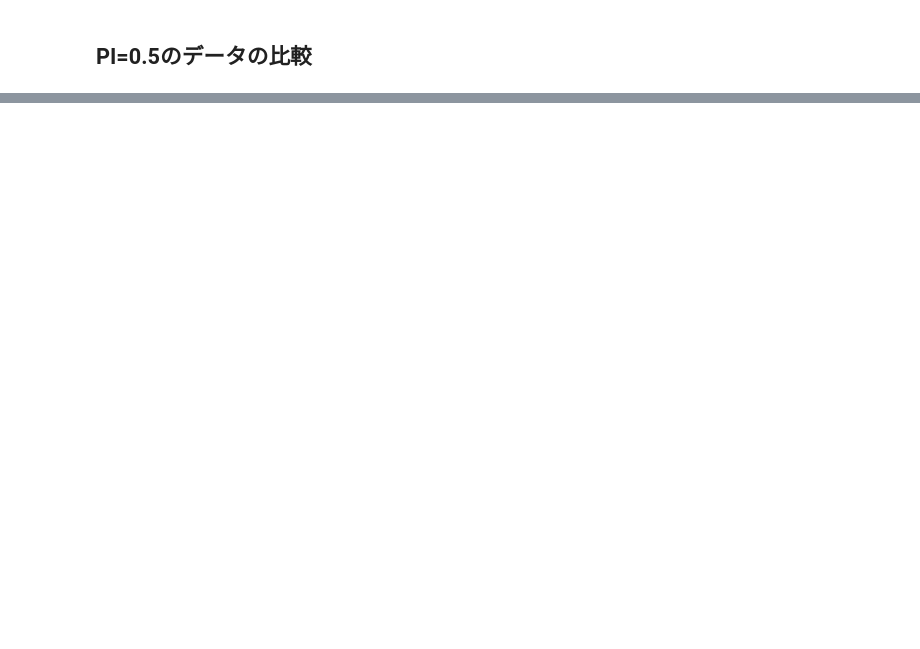
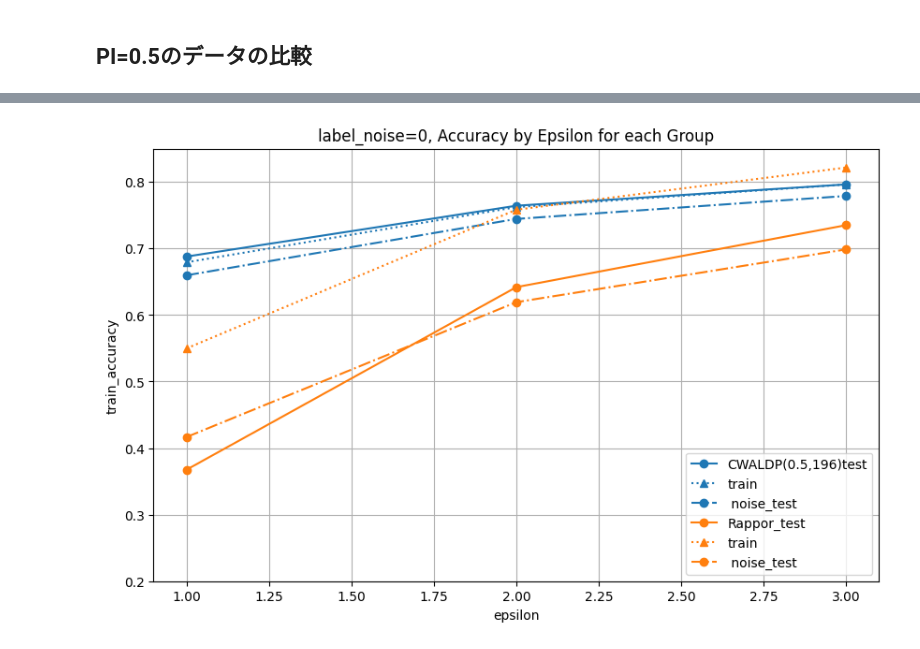
Before and after one commit to ty33-CR7/Advanced-Data-Design, a Jupyter notebook: code/analysis/result_analysis.ipynb, the cells around one changed output, grey strips where cells are left out. Drawn from its saved outputs; the diff is of its cells as text; code cells hidden in the pictures; blank space fills up the shorter version.

```diff
--- a/code/analysis/result_analysis.ipynb
+++ b/code/analysis/result_analysis.ipynb
@@ -537,41 +234,39 @@ plt.show()
 # %%
+import matplotlib.pyplot as plt
+plt.figure(figsize=(10, 6))
 
-plt.figure(figsize=(10, 6))
-# 'P', 'L', 'cluster_num' でグループ化してループ処理
-groups = result_df[(result_df["P"]==49)&(result_df["label_epsilon"]==0)].groupby(["P","L","cluster_num"])
+#CWALDP result
+groups = result_CWALDP_df[(result_CWALDP_df["label_epsilon"]==0)]
+# 1. Test Accuracy をプロット（実線 '-'）
+# 戻り値として Line2D のリストを受け取ります
+lines = plt.plot(groups['epsilon'], groups['test_accuracy_mean'], marker='o', label="CWALDP(0.5,196)test")
+# 2. 自動で割り当てられた色を取得
+color = lines[0].get_color()
+# 3. Train Accuracy をプロット（点線 '--'）
+# 取得した色 (color) を指定し、同じ色にします
+# 凡例が重複しないように label は外すか、必要に応じて変更してください
+plt.plot(groups['epsilon'], groups['train_accuracy_mean'], marker='^', linestyle=':', color=color, label="train")
+plt.plot(groups['epsilon'], groups['test_noise_accuracy_mean'], marker='o', linestyle='-.', color=color, label=" noise_test")
 
-for name, group in groups:
-    label_str = f"P={name[0]}, L={name[1]}, Cluster={name[2]}"
 
-    # 1. Test Accuracy をプロット（実線 '-'）
-    # 戻り値として Line2D のリストを受け取ります
-    lines = plt.plot(group['epsilon'], group['test_accuracy_mean'], marker='o', label=label_str)
-
-    # 2. 自動で割り当てられた色を取得
-    color = lines[0].get_color()
-
-    # 3. Train Accuracy をプロット（点線 '--'）
-    # 取得した色 (color) を指定し、同じ色にします
-    # 凡例が重複しないように label は外すか、必要に応じて変更してください
-    #plt.plot(group['epsilon'], group['train_accuracy_mean'], marker='^', linestyle=':', color=color)
-    #plt.plot(group['epsilon'], group['test_noise_accuracy_mean'], marker='o', linestyle='-.', color=color)
+#Rappor rsult
+lines = plt.plot( result_df['epsilon'],result_df['test_accuracy_mean'], marker='o', label="Rappor_test")
+# 2. 自動で割り当てられた色を取得
+color = lines[0].get_color()
+# 3. Train Accuracy をプロット（点線 '--'）
+# 取得した色 (color) を指定し、同じ色にします
+# 凡例が重複しないように label は外すか、必要に応じて変更してください
+plt.plot(result_df['epsilon'], result_df['train_accuracy_mean'], marker='^', linestyle=':', color=color, label="train")
+plt.plot(result_df['epsilon'], result_df['test_noise_accuracy_mean'], marker='o', linestyle='-.', color=color, label=" noise_test")
 
 # ラベルとタイトルの設定
 plt.xlabel('epsilon')
-plt.ylabel('test_accuracy')
-plt.ylim(0.2, 0.4)
-plt.title('label_noise=0, test_accuracy by Epsilon for each Group')
+plt.ylabel('train_accuracy')
+plt.ylim(0.2, 0.85)
+plt.title('label_noise=0, Accuracy by Epsilon for each Group')
 plt.legend() # 凡例を表示
 plt.grid(True)
-
-
-# ラベルとタイトルの設定
-plt.xlabel('epsilon')
-plt.ylabel('test_accuracy')
-plt.ylim(0.2, 0.8)
-plt.title('label_noise=0, Test Accuracy by Epsilon for each Group')
-plt.legend() # 凡例を表示
-plt.grid(True)
-
 # 表示
 plt.show()
+# %% [output]
+[figure, added]
```
Also changed, not shown: parts of 13 cells of this notebook, 3 other files.
